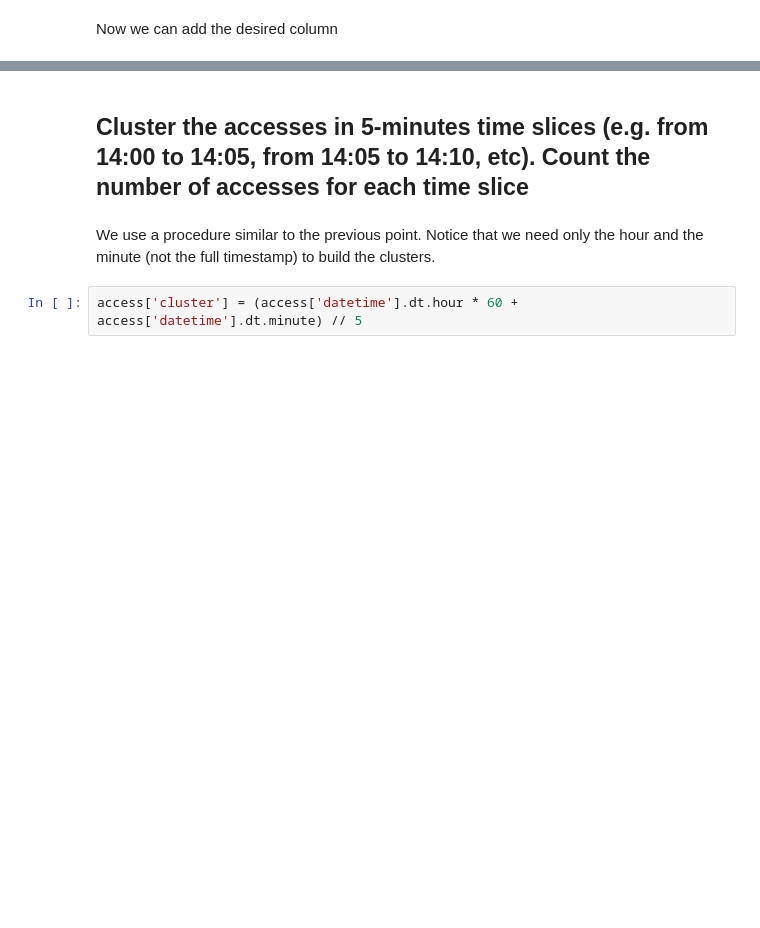
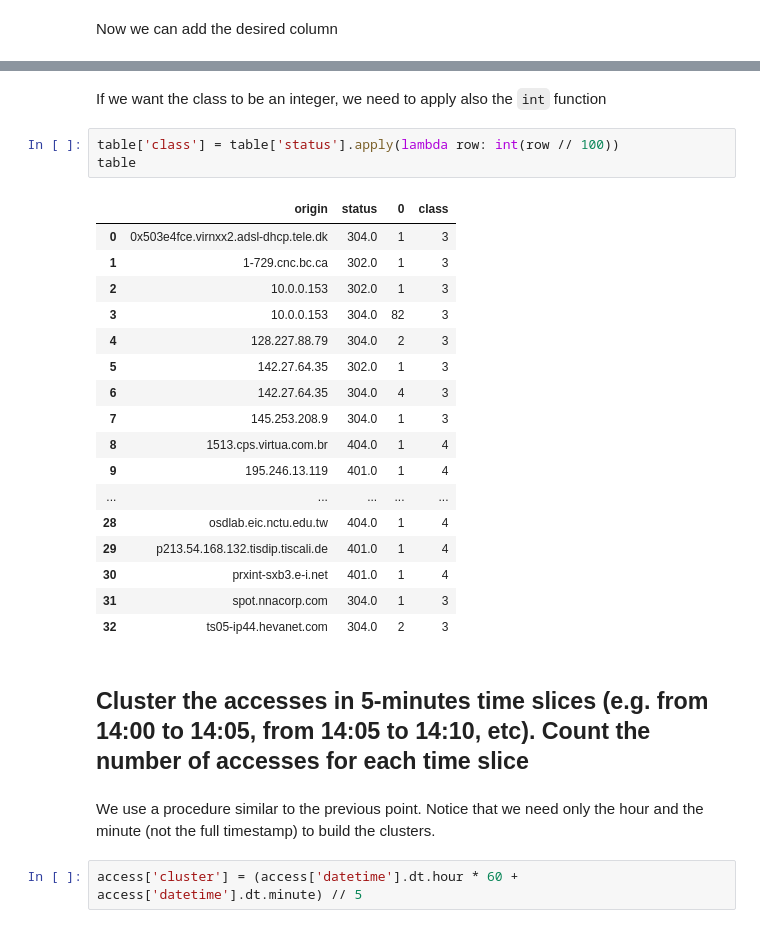
Before and after one commit to gdv/foundationsCS, a Jupyter notebook: teachers/py-09-Apache.ipynb, the cells around one changed output, grey strips where cells are left out. Saved outputs shown, nothing was run; the diff lists cells and outputs as text; blank space fills up the shorter version.

```diff
--- a/teachers/py-09-Apache.ipynb
+++ b/teachers/py-09-Apache.ipynb
@@ -298,3 +286,26 @@ table
+# %% [markdown]
+If we want the class to be an integer, we need to apply also the `int` function
+# %%
+table['class'] = table['status'].apply(lambda row: int(row // 100))
+table
+# %% [output]
+|  | origin | status | 0 | class |
+| 0 | 0x503e4fce.virnxx2.adsl-dhcp.tele.dk | 304.0 | 1 | 3 |
+| 1 | 1-729.cnc.bc.ca | 302.0 | 1 | 3 |
+| 2 | 10.0.0.153 | 302.0 | 1 | 3 |
+| 3 | 10.0.0.153 | 304.0 | 82 | 3 |
+| 4 | 128.227.88.79 | 304.0 | 2 | 3 |
+| 5 | 142.27.64.35 | 302.0 | 1 | 3 |
+| 6 | 142.27.64.35 | 304.0 | 4 | 3 |
+| 7 | 145.253.208.9 | 304.0 | 1 | 3 |
+| 8 | 1513.cps.virtua.com.br | 404.0 | 1 | 4 |
+| 9 | 195.246.13.119 | 401.0 | 1 | 4 |
+| ... | ... | ... | ... | ... |
+| 28 | osdlab.eic.nctu.edu.tw | 404.0 | 1 | 4 |
+| 29 | p213.54.168.132.tisdip.tiscali.de | 401.0 | 1 | 4 |
+| 30 | prxint-sxb3.e-i.net | 401.0 | 1 | 4 |
+| 31 | spot.nnacorp.com | 304.0 | 1 | 3 |
+| 32 | ts05-ip44.hevanet.com | 304.0 | 2 | 3 |
 # %% [markdown]
 ## Cluster the accesses in 5-minutes time slices (e.g. from 14:00 to 14:05, from 14:05 to 14:10, etc). Count the number of accesses for each time slice
 # %% [markdown]
```
Also changed, not shown: parts of 29 cells of this notebook, 3 other files.
